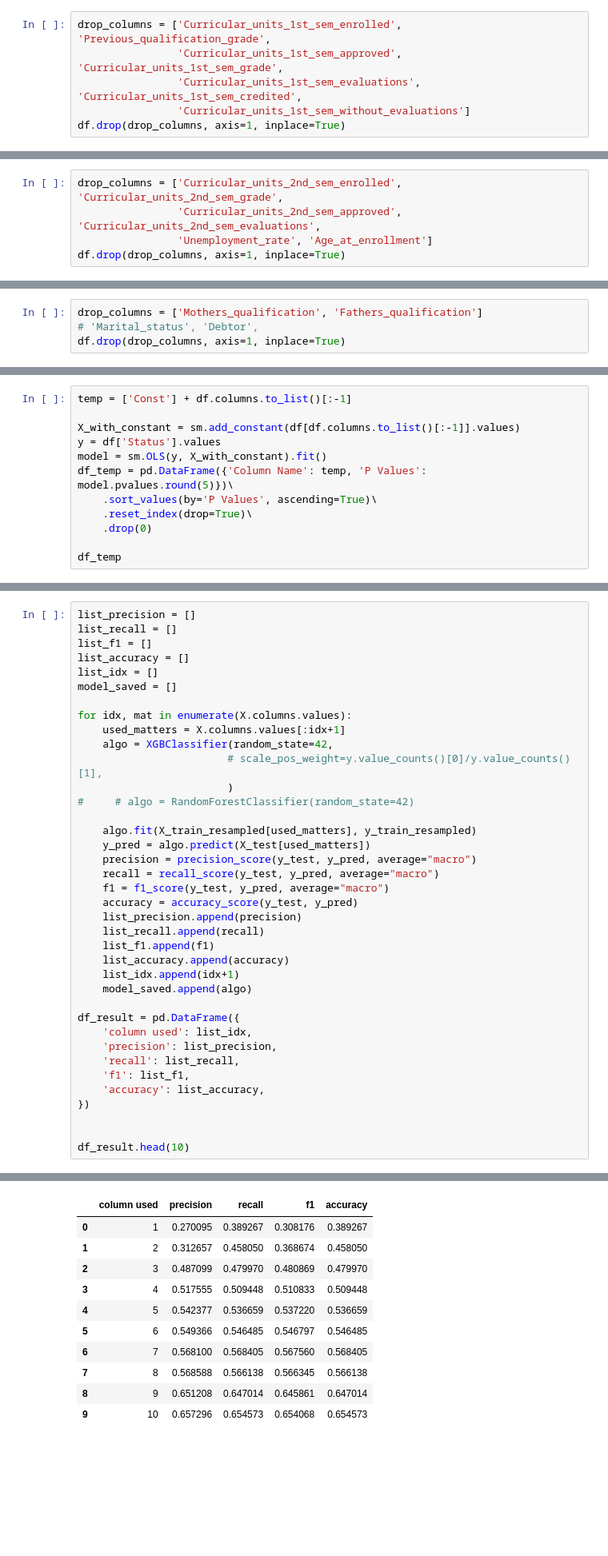
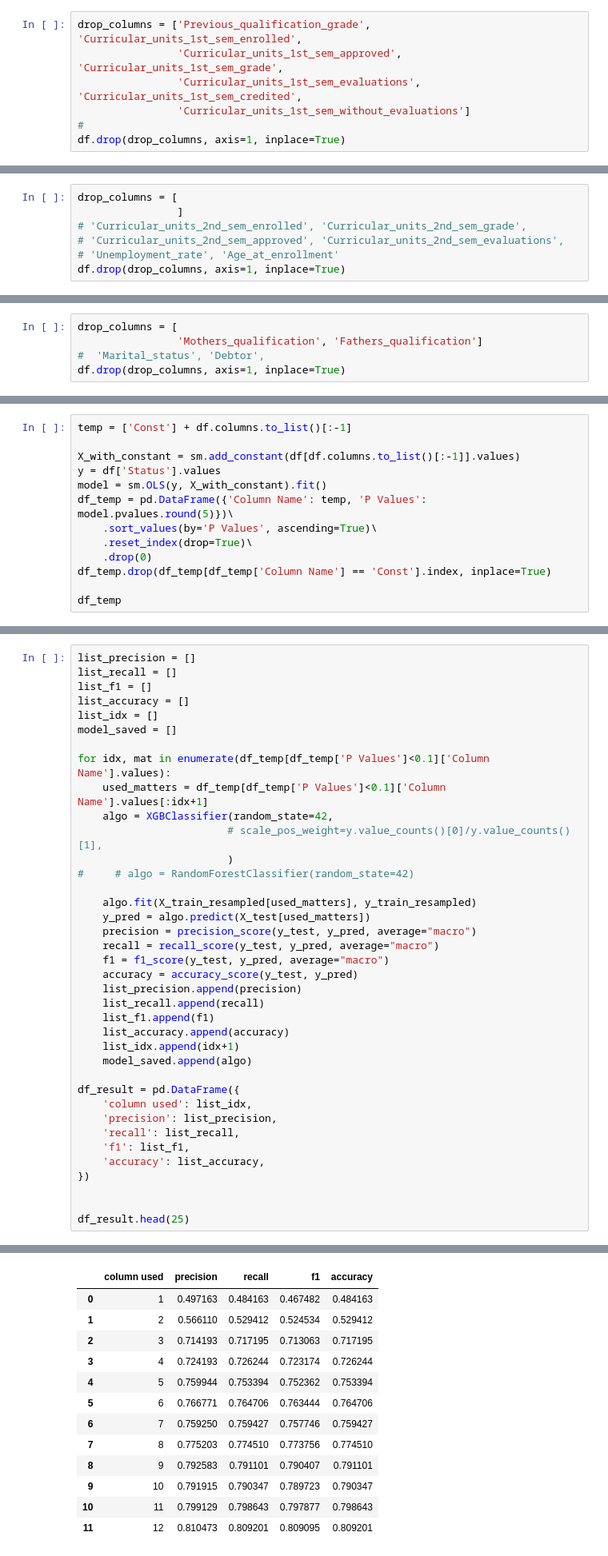
Before and after one commit to hfzdzakii/Dicoding-SolvingEducationIntsituteProblem, a Jupyter notebook: notebook.ipynb, the cells around one changed output, grey strips where cells are left out. Shown: that part at 80% size. Cells and saved outputs as stored; diff of their text form; blank space fills up the shorter version.

Commit message:
<Checkpoint>: Model result 80% F1 score

```diff
--- a/notebook.ipynb
+++ b/notebook.ipynb
@@ -154,10 +175,11 @@ Terlihat nilai VIF untuk setiap 2 data berpola seperti redundan. Contoh :
 
 Maka buang salah satu. Pada projek ini saya akan menggunakan data sem 2 karena secara logika, nilai sem 2 adalah nilai terbaru yang tersedia di dataset.
 # %%
-drop_columns = ['Curricular_units_1st_sem_enrolled', 'Previous_qualification_grade',
+drop_columns = ['Previous_qualification_grade', 'Curricular_units_1st_sem_enrolled',
                 'Curricular_units_1st_sem_approved', 'Curricular_units_1st_sem_grade',
                 'Curricular_units_1st_sem_evaluations', 'Curricular_units_1st_sem_credited',
                 'Curricular_units_1st_sem_without_evaluations']
+#
 df.drop(drop_columns, axis=1, inplace=True)
 # %%
 new_numeric_columns = [i for i in numeric_columns if i not in drop_columns]
@@ -205,9 +227,11 @@ Menurut [Datacamp](https://www.datacamp.com/tutorial/variance-inflation-factor),
 
 Namun, karena Saya tidak memiliki domain knowledge, Saya akan mencoba trial & error.
 # %%
-drop_columns = ['Curricular_units_2nd_sem_enrolled', 'Curricular_units_2nd_sem_grade',
-                'Curricular_units_2nd_sem_approved', 'Curricular_units_2nd_sem_evaluations',
-                'Unemployment_rate', 'Age_at_enrollment']
+drop_columns = [
+                ]
+# 'Curricular_units_2nd_sem_enrolled', 'Curricular_units_2nd_sem_grade',
+# 'Curricular_units_2nd_sem_approved', 'Curricular_units_2nd_sem_evaluations',
+# 'Unemployment_rate', 'Age_at_enrollment'
 df.drop(drop_columns, axis=1, inplace=True)
 # %%
 new2_numeric_columns = [i for i in new_numeric_columns if i not in drop_columns]
@@ -311,8 +350,9 @@ Semakin tinggi nilai Crammer's V, ada indikasi kolinearitas / fitur sudah bisa d
 
 Karena Saya tidak memiliki ilmu bidang ini, Saya akan melakukan trial & error
 # %%
-drop_columns = ['Mothers_qualification', 'Fathers_qualification']
-# 'Marital_status', 'Debtor',
+drop_columns = [
+                'Mothers_qualification', 'Fathers_qualification']
+#  'Marital_status', 'Debtor',
 df.drop(drop_columns, axis=1, inplace=True)
 # %%
 new_categorical_columns = [i for i in categorical_columns if i not in drop_columns]
@@ -414,6 +454,7 @@ df_temp = pd.DataFrame({'Column Name': temp, 'P Values': model.pvalues.round(5)}
     .sort_values(by='P Values', ascending=True)\
     .reset_index(drop=True)\
     .drop(0)
+df_temp.drop(df_temp[df_temp['Column Name'] == 'Const'].index, inplace=True)
 
 df_temp
 # %% [output]
@@ -487,8 +541,8 @@ list_accuracy = []
 list_idx = []
 model_saved = []
 
-for idx, mat in enumerate(X.columns.values):
-    used_matters = X.columns.values[:idx+1]
+for idx, mat in enumerate(df_temp[df_temp['P Values']<0.1]['Column Name'].values):
+    used_matters = df_temp[df_temp['P Values']<0.1]['Column Name'].values[:idx+1]
     algo = XGBClassifier(random_state=42,
                         # scale_pos_weight=y.value_counts()[0]/y.value_counts()[1],
                         )
@@ -516,5 +570,5 @@ df_result = pd.DataFrame({
 })
 
 
-df_result.head(10)
+df_result.head(25)
 # %% [output]
@@ -521,11 +592,13 @@ df_result.head(10)
 |  | column used | precision | recall | f1 | accuracy |
-| 0 | 1 | 0.270095 | 0.389267 | 0.308176 | 0.389267 |
-| 1 | 2 | 0.312657 | 0.458050 | 0.368674 | 0.458050 |
-| 2 | 3 | 0.487099 | 0.479970 | 0.480869 | 0.479970 |
-| 3 | 4 | 0.517555 | 0.509448 | 0.510833 | 0.509448 |
-| 4 | 5 | 0.542377 | 0.536659 | 0.537220 | 0.536659 |
-| 5 | 6 | 0.549366 | 0.546485 | 0.546797 | 0.546485 |
-| 6 | 7 | 0.568100 | 0.568405 | 0.567560 | 0.568405 |
-| 7 | 8 | 0.568588 | 0.566138 | 0.566345 | 0.566138 |
-| 8 | 9 | 0.651208 | 0.647014 | 0.645861 | 0.647014 |
-| 9 | 10 | 0.657296 | 0.654573 | 0.654068 | 0.654573 |
+| 0 | 1 | 0.497163 | 0.484163 | 0.467482 | 0.484163 |
+| 1 | 2 | 0.566110 | 0.529412 | 0.524534 | 0.529412 |
+| 2 | 3 | 0.714193 | 0.717195 | 0.713063 | 0.717195 |
+| 3 | 4 | 0.724193 | 0.726244 | 0.723174 | 0.726244 |
+| 4 | 5 | 0.759944 | 0.753394 | 0.752362 | 0.753394 |
+| 5 | 6 | 0.766771 | 0.764706 | 0.763444 | 0.764706 |
+| 6 | 7 | 0.759250 | 0.759427 | 0.757746 | 0.759427 |
+| 7 | 8 | 0.775203 | 0.774510 | 0.773756 | 0.774510 |
+| 8 | 9 | 0.792583 | 0.791101 | 0.790407 | 0.791101 |
+| 9 | 10 | 0.791915 | 0.790347 | 0.789723 | 0.790347 |
+| 10 | 11 | 0.799129 | 0.798643 | 0.797877 | 0.798643 |
+| 11 | 12 | 0.810473 | 0.809201 | 0.809095 | 0.809201 |
```
Also changed, not shown: parts of 15 cells of this notebook, 1 other file.
